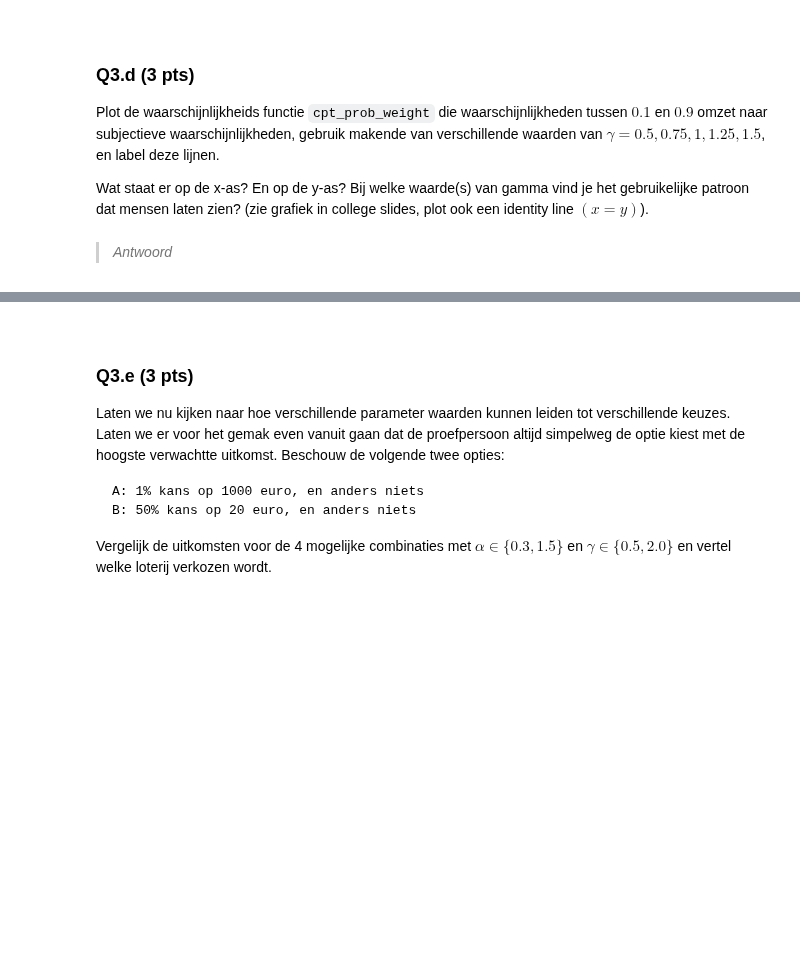
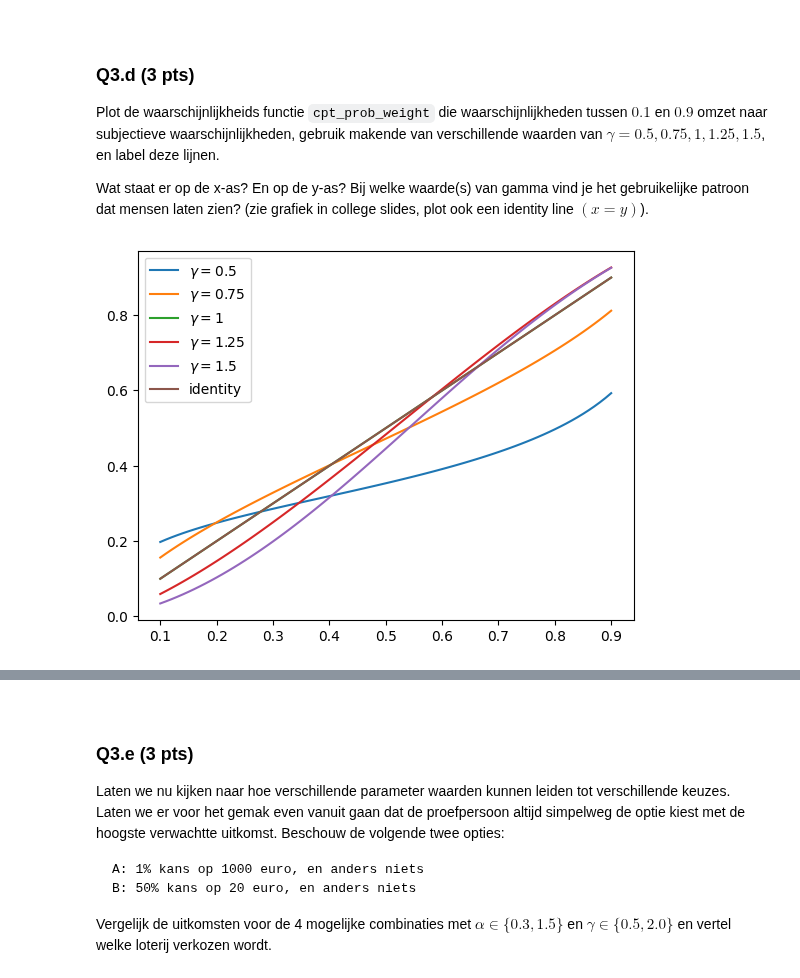
Before and after one commit to YorbenKoolhaas/cogmod, a Jupyter notebook: hw4/Assignment 4/Assignment_4a.ipynb, the cells around one changed output, grey strips where cells are left out. Cells and saved outputs as stored; diff of their text form; code cells hidden in the pictures; blank space fills up the shorter version.

```diff
--- a/hw4/Assignment 4/Assignment_4a.ipynb
+++ b/hw4/Assignment 4/Assignment_4a.ipynb
@@ -152,7 +155,7 @@ def cpt_sub_value(x, alpha, delta, beta):
 
 def cpt_prob_weight(p,y):
     # TO DO
-    return p**y / ((p**y + (1-p)**y)**1/y)
+    return p**y / ((p**y + (1-p)**y)**(1/y))
 
 def cpt_ev(prob, x):
     # TO DO
@@ -160,4 +163,4 @@ def cpt_ev(prob, x):
 
 def cpt_choice(theta,ux,uy):
     # TO DO
-    return 1/(1+math.exp(theta*(ux-uy)))
+    return 1/(1+math.exp(-theta*(ux-uy)))
@@ -238,2 +266,13 @@ vec_prob_weight = np.vectorize(cpt_prob_weight, excluded=[1])
-# %% [markdown]
-> *Antwoord*
+# %%
+vec_prob_weight = np.vectorize(cpt_prob_weight, excluded=[1])
+# TO DO
+x = np.arange(0.1, 0.91, 0.01)
+for gamma in [0.5, 0.75, 1, 1.25, 1.5]:
+    y = vec_prob_weight(x, gamma)
+    plt.plot(x, y, label=r'$\gamma =$'+str(gamma))
+
+plt.plot(x, x, label='identity')
+plt.legend()
+plt.show()
+# %% [output]
+[figure, added]
```
Also changed, not shown: parts of 14 cells of this notebook.
